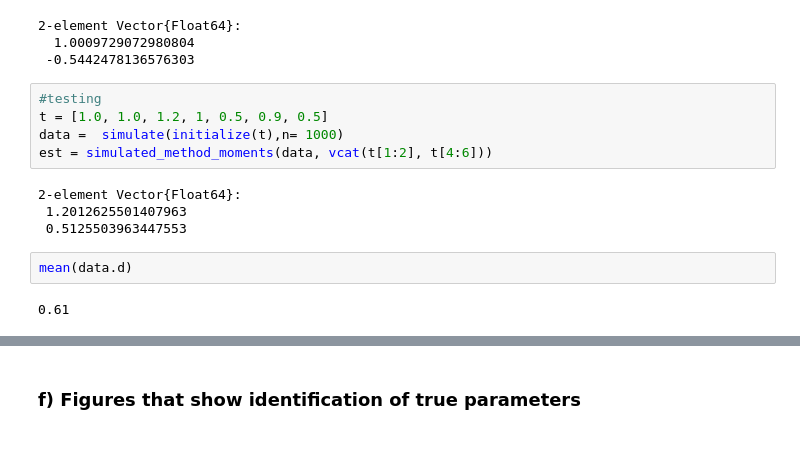
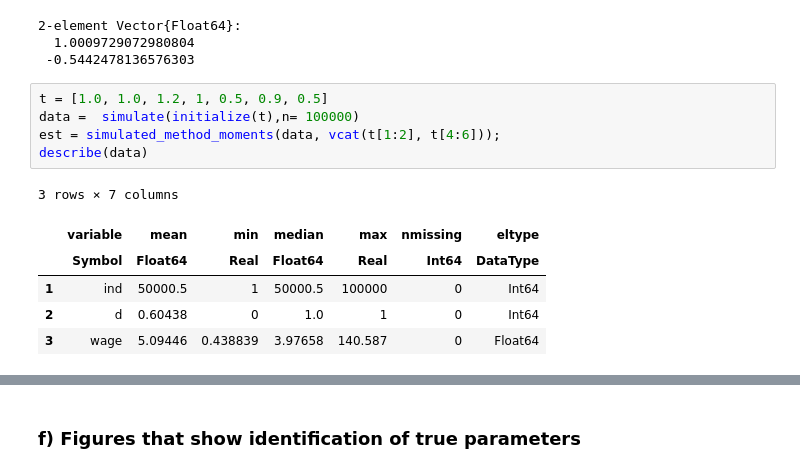
Before and after one commit to gisslab/applied_metrics_22, a Jupyter notebook: PS4/nb_ps4.ipynb, the cells around one changed output, grey strips where cells are left out. Drawn from its saved outputs; the diff is of its cells as text; blank space fills up the shorter version.

```diff
--- a/PS4/nb_ps4.ipynb
+++ b/PS4/nb_ps4.ipynb
@@ -73,15 +73,14 @@ estimates = simulated_method_moments(data, vcat(θ_vector[1:2], θ_vector[4:6]))
   1.0009729072980804
  -0.5442478136576303
 # %%
-#testing
 t = [1.0, 1.0, 1.2, 1, 0.5, 0.9, 0.5]
-data =  simulate(initialize(t),n= 1000)
-est = simulated_method_moments(data, vcat(t[1:2], t[4:6]))
+data =  simulate(initialize(t),n= 100000)
+est = simulated_method_moments(data, vcat(t[1:2], t[4:6]));
+describe(data)
 # %% [output]
-2-element Vector{Float64}:
- 1.2012625501407963
- 0.5125503963447553
+3 rows × 7 columns
+|  | variable | mean | min | median | max | nmissing | eltype |
+|  | Symbol | Float64 | Real | Float64 | Real | Int64 | DataType |
+| 1 | ind | 50000.5 | 1 | 50000.5 | 100000 | 0 | Int64 |
+| 2 | d | 0.60438 | 0 | 1.0 | 1 | 0 | Int64 |
+| 3 | wage | 5.09446 | 0.438839 | 3.97658 | 140.587 | 0 | Float64 |
-# %%
-mean(data.d)
-# %% [output]
-0.61
```
Also changed, not shown: parts of 11 cells of this notebook, 1 other file.
